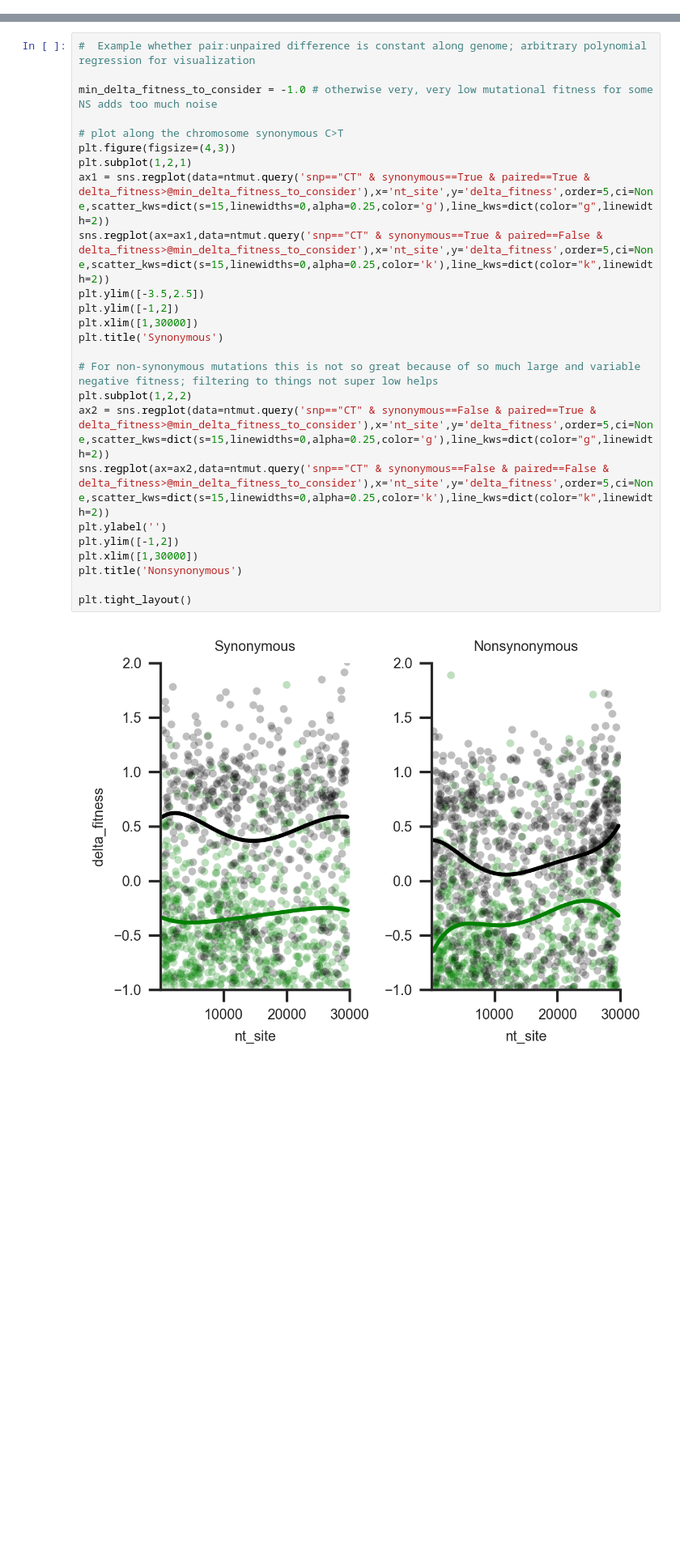
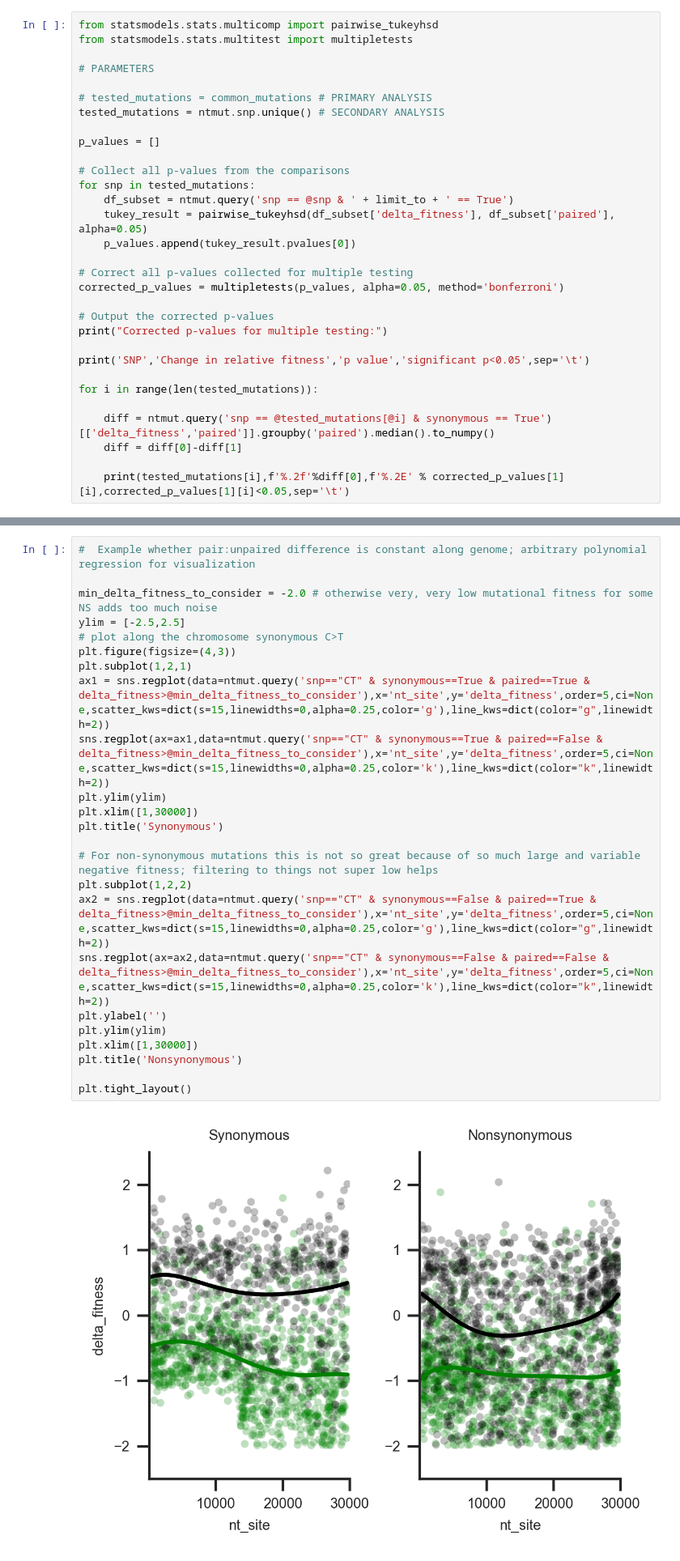
Before and after one commit to smmlab/SARS2-fitness-secondary-structure, a Jupyter notebook: notebooks/analysis-and-figures.ipynb, the cells around one changed output, grey strips where cells are left out. Shown at 81% size. Saved outputs shown, nothing was run; the diff lists cells and outputs as text; blank space fills up the shorter version.

```diff
--- a/notebooks/analysis-and-figures.ipynb
+++ b/notebooks/analysis-and-figures.ipynb
@@ -171,3 +141,34 @@ plt.savefig('../figures/Figure-1-fitness-and-secondary-structure.png')
 plt.savefig('../figures/Figure-1-fitness-and-secondary-structure.svg')
 # %% [output]
 [figure]
+# %%
+from statsmodels.stats.multicomp import pairwise_tukeyhsd
+from statsmodels.stats.multitest import multipletests
+
+# PARAMETERS
+
+# tested_mutations = common_mutations # PRIMARY ANALYSIS
+tested_mutations = ntmut.snp.unique() # SECONDARY ANALYSIS
+
+p_values = []
+
+# Collect all p-values from the comparisons
+for snp in tested_mutations:
+    df_subset = ntmut.query('snp == @snp & ' + limit_to + ' == True')
+    tukey_result = pairwise_tukeyhsd(df_subset['delta_fitness'], df_subset['paired'], alpha=0.05)
+    p_values.append(tukey_result.pvalues[0])
+
+# Correct all p-values collected for multiple testing
+corrected_p_values = multipletests(p_values, alpha=0.05, method='bonferroni')
+
+# Output the corrected p-values
+print("Corrected p-values for multiple testing:")
+
+print('SNP','Change in relative fitness','p value','significant p<0.05',sep='\t')
+
+for i in range(len(tested_mutations)):
+
+    diff = ntmut.query('snp == @tested_mutations[@i] & synonymous == True')[['delta_fitness','paired']].groupby('paired').median().to_numpy()
+    diff = diff[0]-diff[1]
+
+    print(tested_mutations[i],f'%.2f'%diff[0],f'%.2E' % corrected_p_values[1][i],corrected_p_values[1][i]<0.05,sep='\t')
@@ -575,27 +542,26 @@ TC 0.53%
 # %%
 #  Example whether pair:unpaired difference is constant along genome; arbitrary polynomial regression for visualization
 
-min_delta_fitness_to_consider = -1.0 # otherwise very, very low mutational fitness for some NS adds too much noise
-
+min_delta_fitness_to_consider = -2.0 # otherwise very, very low mutational fitness for some NS adds too much noise
+ylim = [-2.5,2.5]
 # plot along the chromosome synonymous C>T
 plt.figure(figsize=(4,3))
 plt.subplot(1,2,1)
 ax1 = sns.regplot(data=ntmut.query('snp=="CT" & synonymous==True & paired==True & delta_fitness>@min_delta_fitness_to_consider'),x='nt_site',y='delta_fitness',order=5,ci=None,scatter_kws=dict(s=15,linewidths=0,alpha=0.25,color='g'),line_kws=dict(color="g",linewidth=2))
 sns.regplot(ax=ax1,data=ntmut.query('snp=="CT" & synonymous==True & paired==False & delta_fitness>@min_delta_fitness_to_consider'),x='nt_site',y='delta_fitness',order=5,ci=None,scatter_kws=dict(s=15,linewidths=0,alpha=0.25,color='k'),line_kws=dict(color="k",linewidth=2))
-plt.ylim([-3.5,2.5])
-plt.ylim([-1,2])
+plt.ylim(ylim)
 plt.xlim([1,30000])
 plt.title('Synonymous')
 
 # For non-synonymous mutations this is not so great because of so much large and variable negative fitness; filtering to things not super low helps
 plt.subplot(1,2,2)
 ax2 = sns.regplot(data=ntmut.query('snp=="CT" & synonymous==False & paired==True & delta_fitness>@min_delta_fitness_to_consider'),x='nt_site',y='delta_fitness',order=5,ci=None,scatter_kws=dict(s=15,linewidths=0,alpha=0.25,color='g'),line_kws=dict(color="g",linewidth=2))
 sns.regplot(ax=ax2,data=ntmut.query('snp=="CT" & synonymous==False & paired==False & delta_fitness>@min_delta_fitness_to_consider'),x='nt_site',y='delta_fitness',order=5,ci=None,scatter_kws=dict(s=15,linewidths=0,alpha=0.25,color='k'),line_kws=dict(color="k",linewidth=2))
 plt.ylabel('')
-plt.ylim([-1,2])
+plt.ylim(ylim)
 plt.xlim([1,30000])
 plt.title('Nonsynonymous')
 
 plt.tight_layout()
 # %% [output]
-[figure, old version]
+[figure, new version]
```
Also changed, not shown: parts of 17 cells of this notebook, 6 other files.
